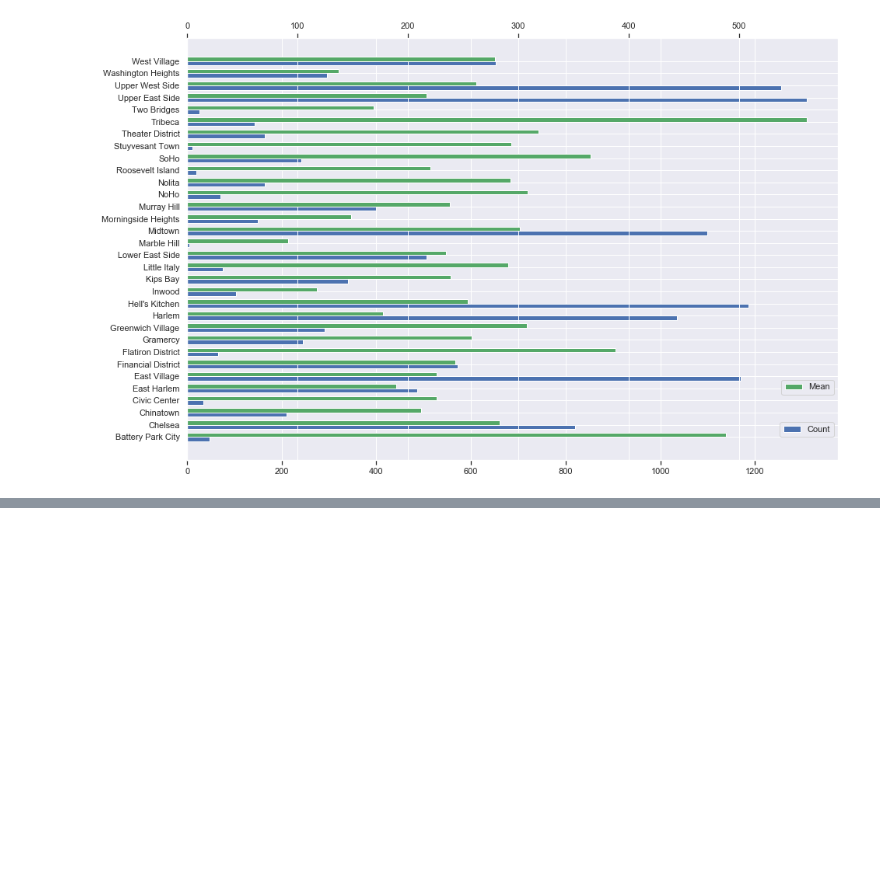
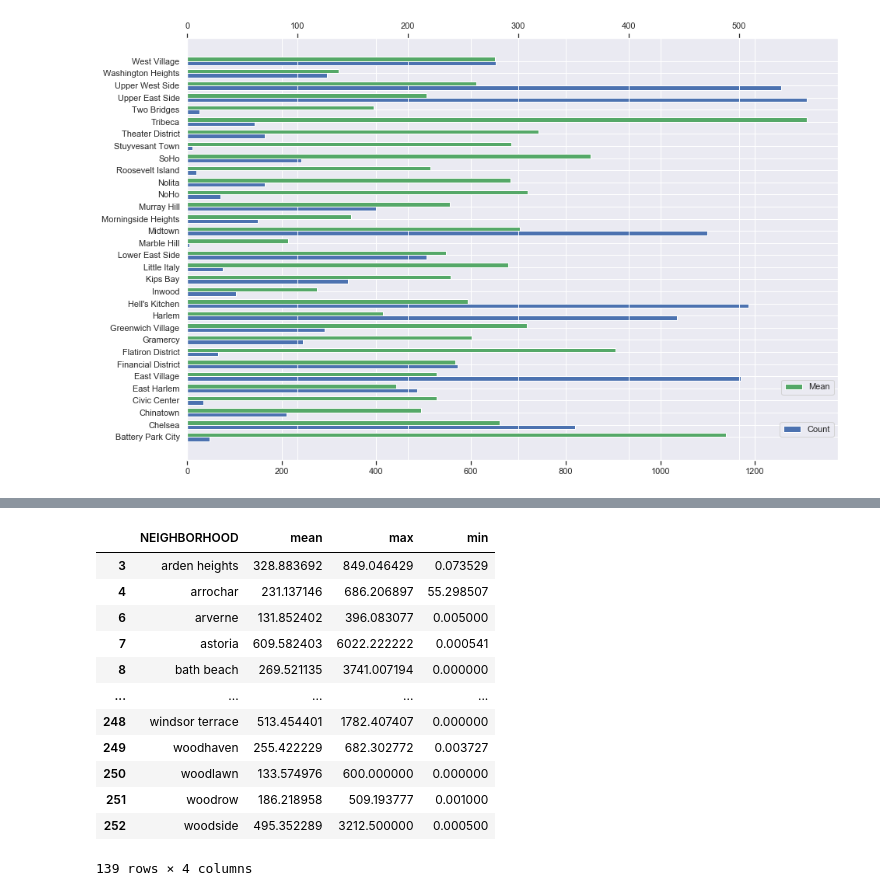
Before and after one commit to miguelgimenezgimenez/barcelona-airbnb, a Jupyter notebook: Untitled.ipynb, the cells around one changed output, grey strips where cells are left out. Cells and saved outputs as stored; diff of their text form; code cells hidden in the pictures; blank space fills up the shorter version.

```diff
--- a/Untitled.ipynb
+++ b/Untitled.ipynb
@@ -172,0 +223,19 @@ sns.heatmap(nyc_abnb[['latitude','longitude','price']].corr())
+# %%
+nyc_sales['SALE PRICE'] = pd.to_numeric(nyc_sales['SALE PRICE'], errors='coerce')
+nyc_sales['GROSS SQUARE FEET'] = pd.to_numeric(nyc_sales['GROSS SQUARE FEET'], errors='coerce')
+nyc_sales['LAND SQUARE FEET'] = pd.to_numeric(nyc_sales['LAND SQUARE FEET'], errors='coerce')
+# %%
+def get_gsf(col):
+    try:
+        return col['SALE PRICE']/col['GROSS SQUARE FEET']
+    except :
+        return None
+def get_lsf(col):
+    try:
+        return col['SALE PRICE']/col['LAND SQUARE FEET']
+    except :
+        return None
+# %%
+
+nyc_sales['GSF price'] =nyc_sales.apply(get_gsf ,axis='columns')
+nyc_sales['LSF price'] =nyc_sales.apply(get_lsf ,axis='columns')
@@ -172,0 +261,21 @@ sns.heatmap(nyc_abnb[['latitude','longitude','price']].corr())
+# %%
+lsf_describe = nyc_sales.groupby('NEIGHBORHOOD')['LSF price'].agg(['mean','max','min']).reset_index()
+lsf_describe['NEIGHBORHOOD'] =lsf_describe['NEIGHBORHOOD'].map(lambda x:x.lower())
+nh_description['neighbourhood'] = nh_description['neighbourhood'].map(lambda x:x.lower())
+
+join = lsf_describe[lsf_describe['NEIGHBORHOOD'].isin(nh_description['neighbourhood'].unique())]
+join
+# %% [output]
+|  | NEIGHBORHOOD | mean | max | min |
+| 3 | arden heights | 328.883692 | 849.046429 | 0.073529 |
+| 4 | arrochar | 231.137146 | 686.206897 | 55.298507 |
+| 6 | arverne | 131.852402 | 396.083077 | 0.005000 |
+| 7 | astoria | 609.582403 | 6022.222222 | 0.000541 |
+| 8 | bath beach | 269.521135 | 3741.007194 | 0.000000 |
+| ... | ... | ... | ... | ... |
+| 248 | windsor terrace | 513.454401 | 1782.407407 | 0.000000 |
+| 249 | woodhaven | 255.422229 | 682.302772 | 0.003727 |
+| 250 | woodlawn | 133.574976 | 600.000000 | 0.000000 |
+| 251 | woodrow | 186.218958 | 509.193777 | 0.001000 |
+| 252 | woodside | 495.352289 | 3212.500000 | 0.000500 |
+139 rows × 4 columns
```
Also changed, not shown: parts of 11 cells of this notebook.
